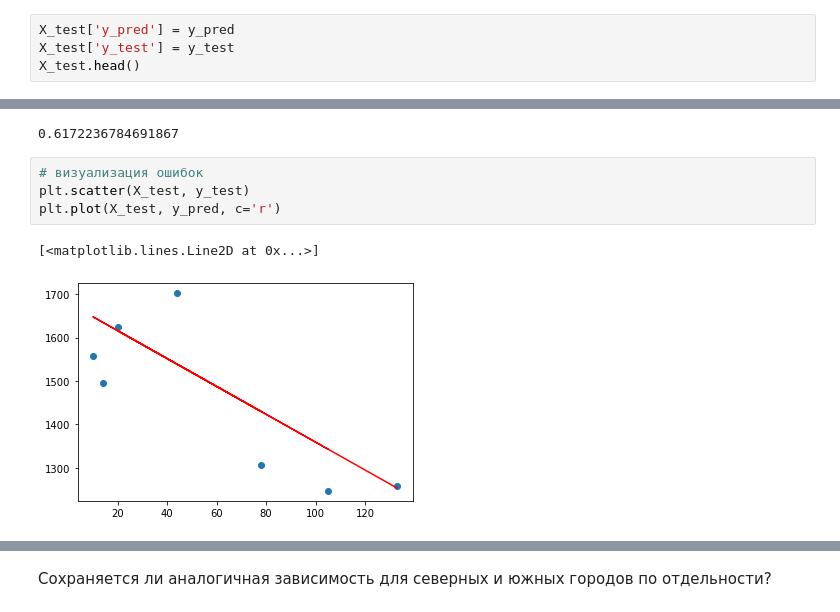
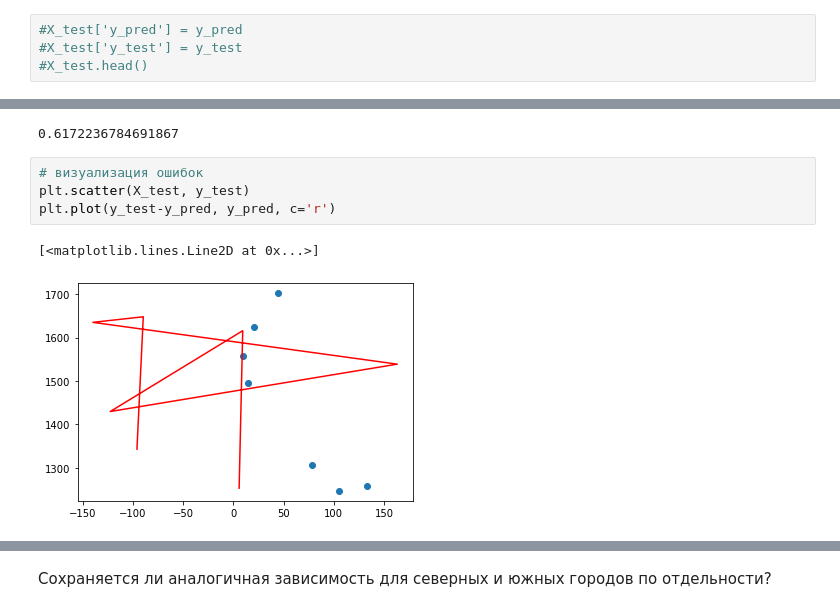
Before and after one commit to nataGar/garanina, a Jupyter notebook: ПИТОН/MyRegressKor.ipynb, the cells around one changed output, grey strips where cells are left out. Saved outputs shown, nothing was run; the diff lists cells and outputs as text.

```diff
--- a/ПИТОН/MyRegressKor.ipynb
+++ b/ПИТОН/MyRegressKor.ipynb
@@ -118,6 +118,6 @@ y_pred
 array([1343.14149971, 1647.82989348, 1635.00090848, 1538.78352097,
        1429.73714847, 1615.75743098, 1253.3386047 ])
 # %%
-X_test['y_pred'] = y_pred
-X_test['y_test'] = y_test
-X_test.head()
+#X_test['y_pred'] = y_pred
+#X_test['y_test'] = y_test
+#X_test.head()
@@ -145,7 +129,7 @@ model.score(X_test, y_test)
 # %%
 # визуализация ошибок
 plt.scatter(X_test, y_test)
-plt.plot(X_test, y_pred, c='r')
+plt.plot(y_test-y_pred, y_pred, c='r')
 # %% [output]
 [<matplotlib.lines.Line2D at 0x...>]
-[figure, old version]
+[figure, new version]
```
Also changed, not shown: parts of 12 cells of this notebook.
